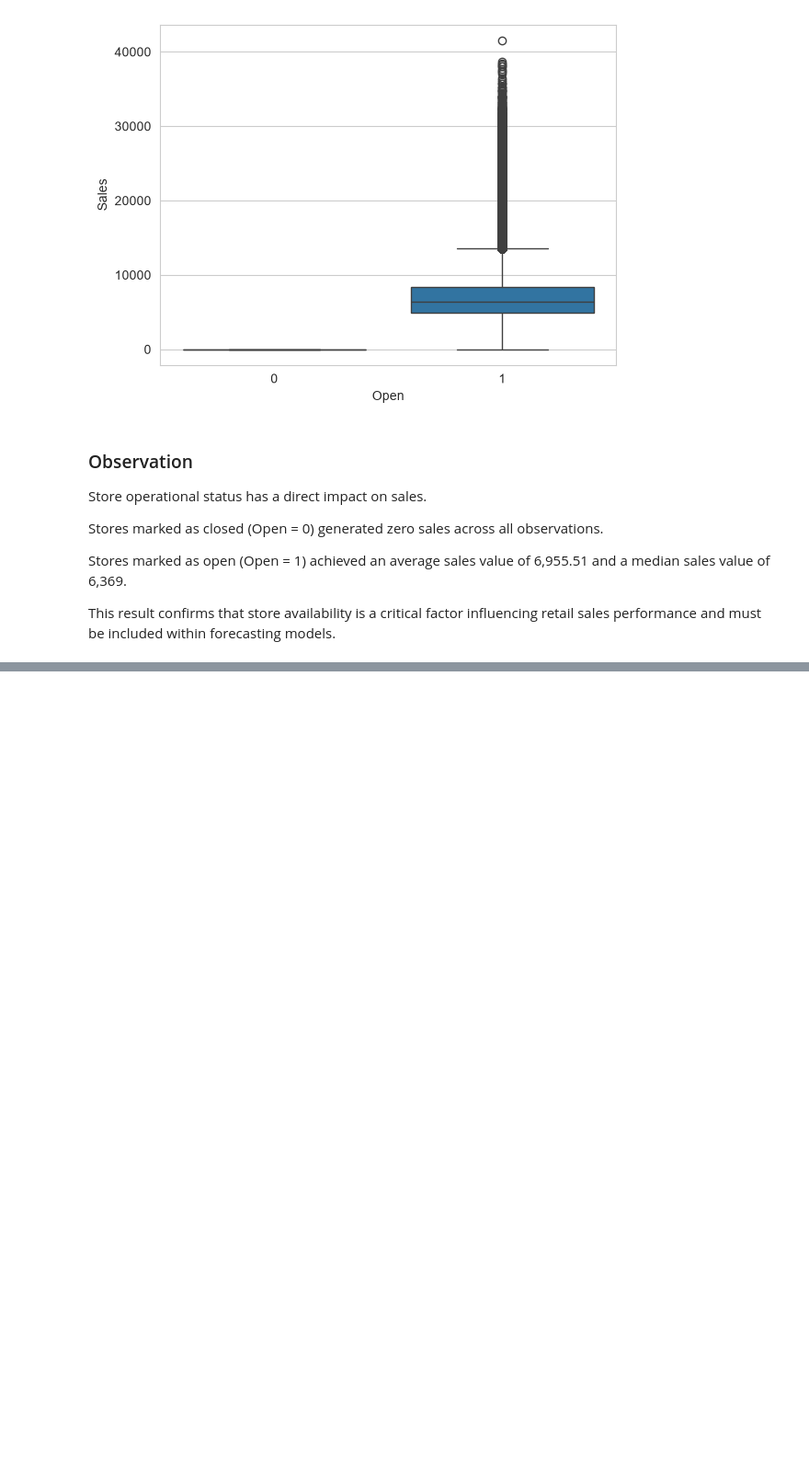
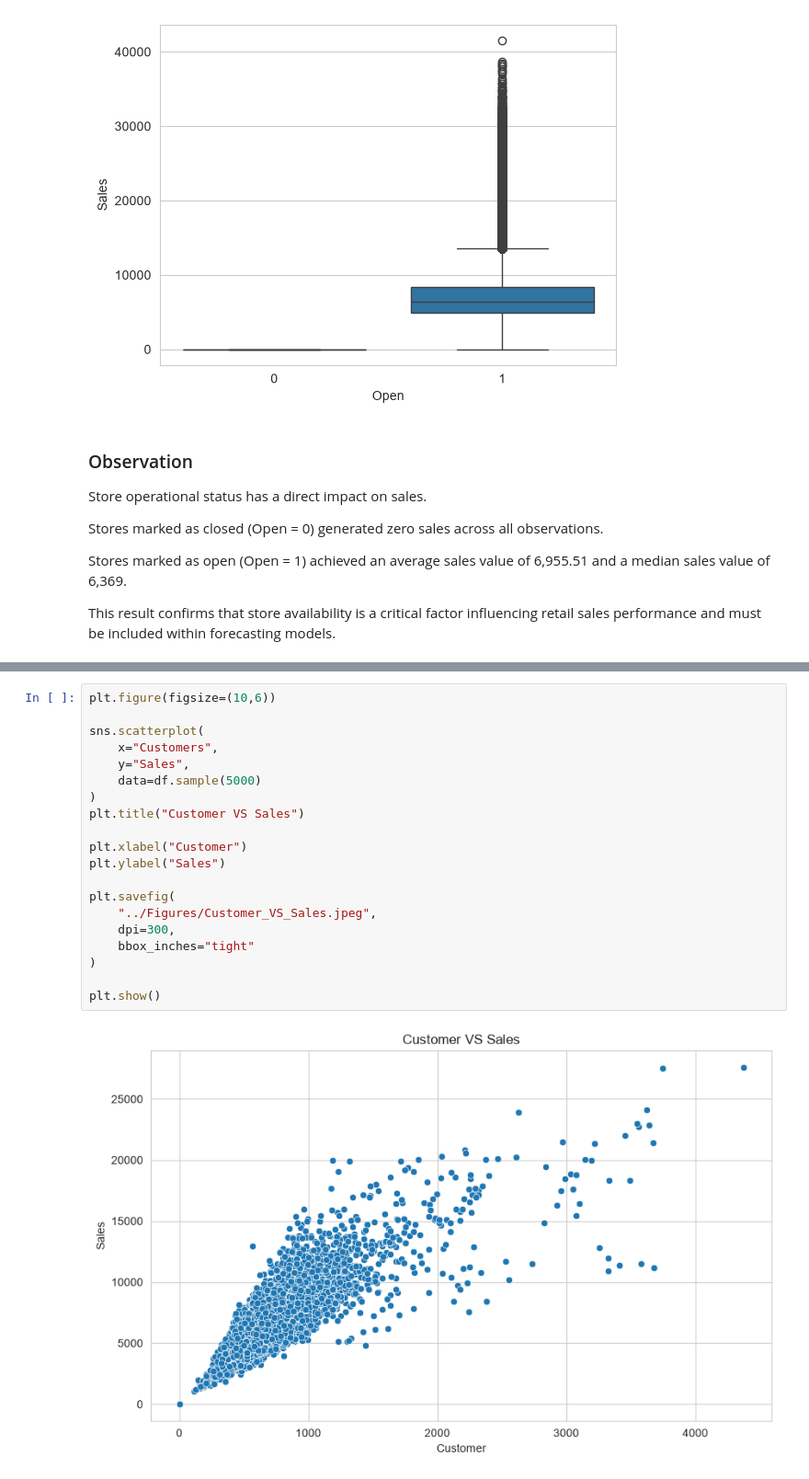
Before and after one commit to MirzaRafi900/Retail-Sales-Forecasting-Research, a Jupyter notebook: Notebooks/01_EDA.ipynb, the cells around one changed output, grey strips where cells are left out. Shown at 92% size. Saved outputs shown, nothing was run; the diff lists cells and outputs as text; blank space fills up the shorter version.

```diff
--- a/Notebooks/01_EDA.ipynb
+++ b/Notebooks/01_EDA.ipynb
@@ -385,0 +394,22 @@ included within forecasting models.
+# %%
+plt.figure(figsize=(10,6))
+
+sns.scatterplot(
+    x="Customers",
+    y="Sales",
+    data=df.sample(5000)
+)
+plt.title("Customer VS Sales")
+
+plt.xlabel("Customer")
+plt.ylabel("Sales")
+
+plt.savefig(
+    "../Figures/Customer_VS_Sales.jpeg",
+    dpi=300,
+    bbox_inches="tight"
+)
+
+plt.show()
+# %% [output]
+[figure, added]
```
Also changed, not shown: parts of 6 cells of this notebook, 2 other files.
